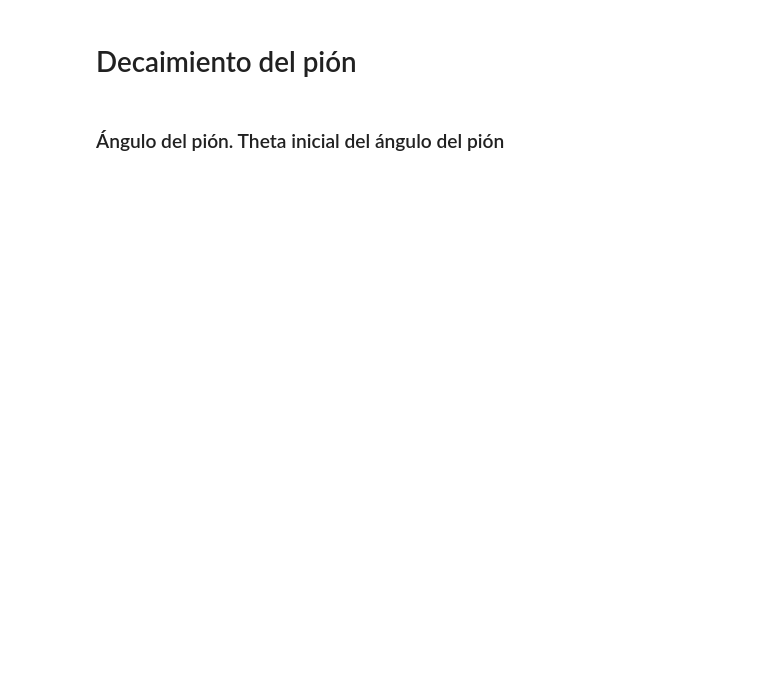
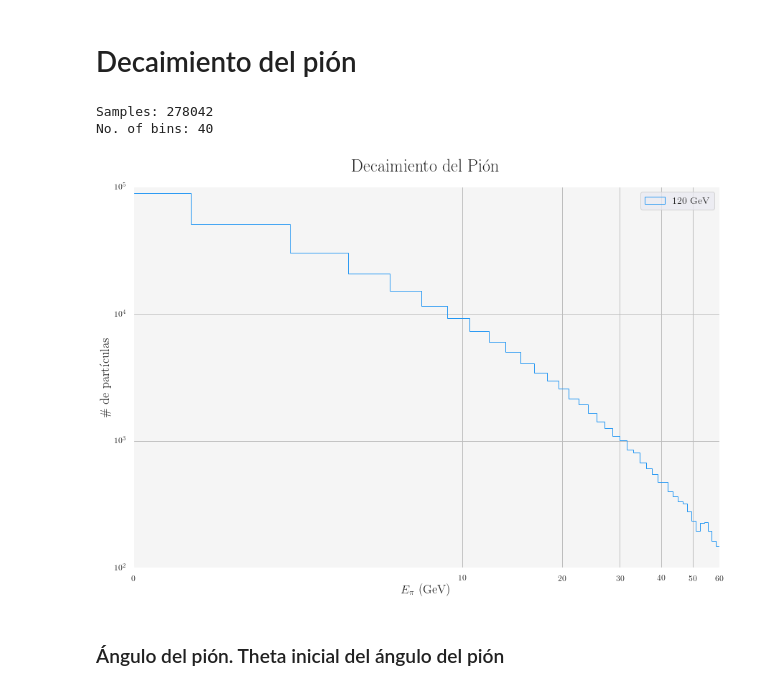
Before and after one commit to PCPUNMSM/summer-school-2020, a Jupyter notebook: week-4/decaimiento_pion.ipynb, the cells around one changed output. Drawn from its saved outputs; the diff is of its cells as text; code cells hidden in the pictures; blank space fills up the shorter version.

```diff
--- a/week-4/decaimiento_pion.ipynb
+++ b/week-4/decaimiento_pion.ipynb
@@ -64,38 +64,45 @@ material_palette = {
 # %%
 dataset = np.loadtxt("data/120GeV-100k.csv", delimiter = ",")
 # %%
-E_rndm = dataset[:,0]
+E_pi = dataset[:,0]
 theta_pi = dataset[:,1]
 phi_pi = dataset[:,2]
-n = E_rndm.shape[0]
+n = E_pi.shape[0]
 n_bins = 40
 
 print(f"Samples: {n}")
 print(f"No. of bins: {n_bins}")
+# %% [output]
+Samples: 278042
+No. of bins: 40
 # %%
-fig = figure(1, figsize=(9.75 * 1.5, 6.50 * 1.5), frameon=False)
+fig = figure(1, figsize=(9.75 * 1.5, 6.50 * 1.5))#, frameon=False)
 axs = fig.add_subplot('111', facecolor=material_palette[-9])
+#axs.set_frame_on(False)
 
-axs.hist(E_rndm, bins=n_bins, histtype="step", color=material_palette[5], range=[0, 60], label="120 GeV")
+axs.hist(E_pi, bins=n_bins, histtype="step", color=material_palette[5], range=(0, 60), label="120 GeV")
 
 axs.set_xscale("log")
 axs.set_xlim(1, 60)
-axs.set_xlabel("Energía (GeV)")
+axs.set_xlabel("$E_\pi$ (GeV)")
 axs.set_xticks([1] + [x for x in range(10, 70, 10)])
-axs.set_xticklabels(["$10^0$"] + ["${0} \cdot 10^1$".format(int(x/10)) if x/10 > 1 else "$10^1$" for x in range(10, 70, 10)])
+#axs.set_xticklabels(["$10^0$"] + ["${0} \\times 10^1$".format(int(x/10)) if x/10 > 1 else "$10^1$" for x in range(10, 70, 10)])
+axs.set_xticklabels(x for x in range(0, 70, 10))
 
 axs.set_yscale("log")
 axs.set_ylim(10 ** 2, 10 ** 5)
 axs.set_ylabel("\# de partículas")
 axs.set_yticks([10 ** x for x in range(2, 6, 1)])
 axs.set_yticklabels(["$10^{0}$".format(x) for x in range(2, 6, 1)])
 
 axs.set_title("Decaimiento del Pión")
 
 axs.legend(loc=0)
 axs.grid(linestyle='-', color=material_palette[-6])
-fig.tight_layout()
+#fig.tight_layout()
 show()
+# %% [output]
+[figure, added]
 # %% [markdown]
 ### Ángulo del pión. Theta inicial del ángulo del pión
 # %%
```
Also changed, not shown: parts of 23 cells of this notebook.
